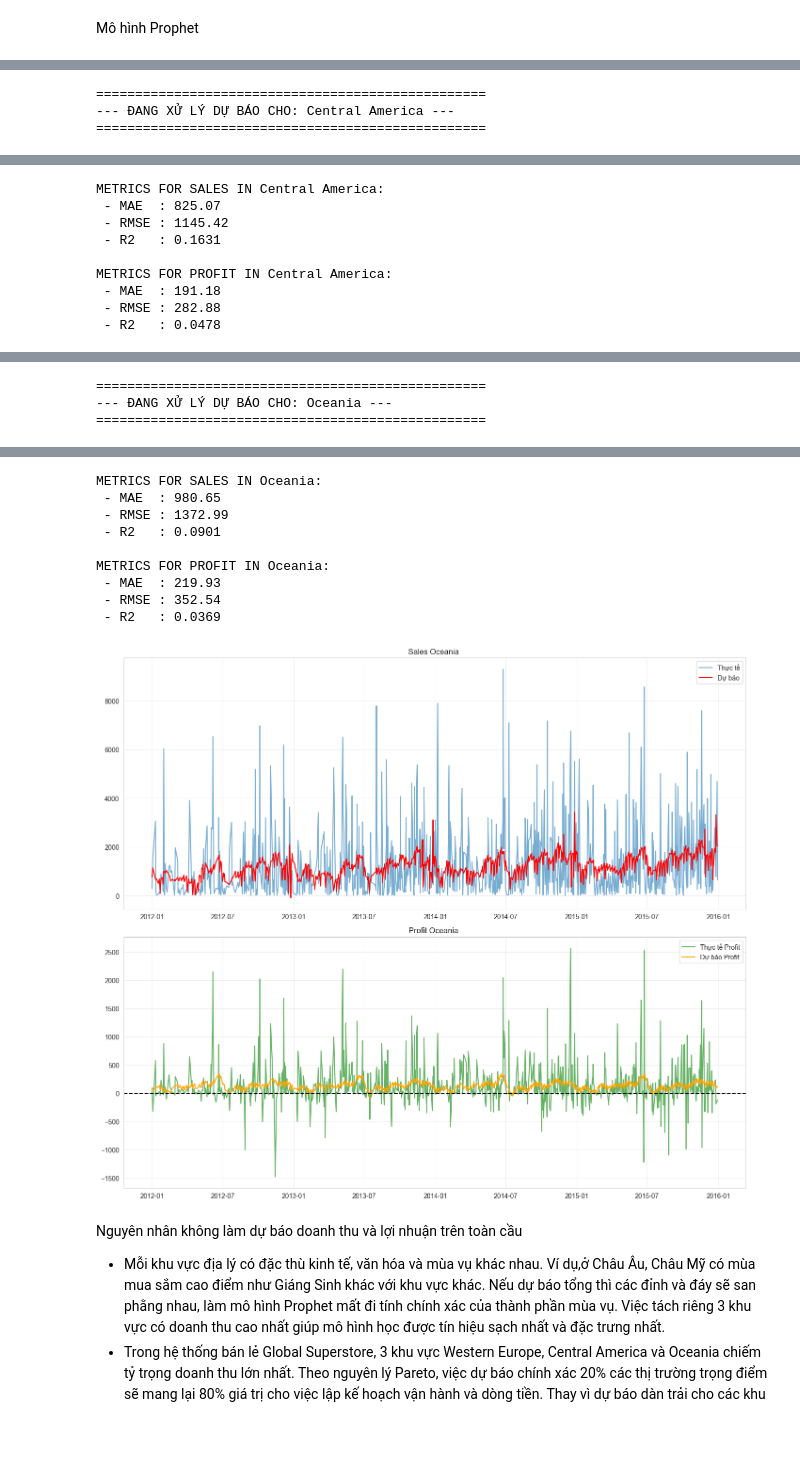
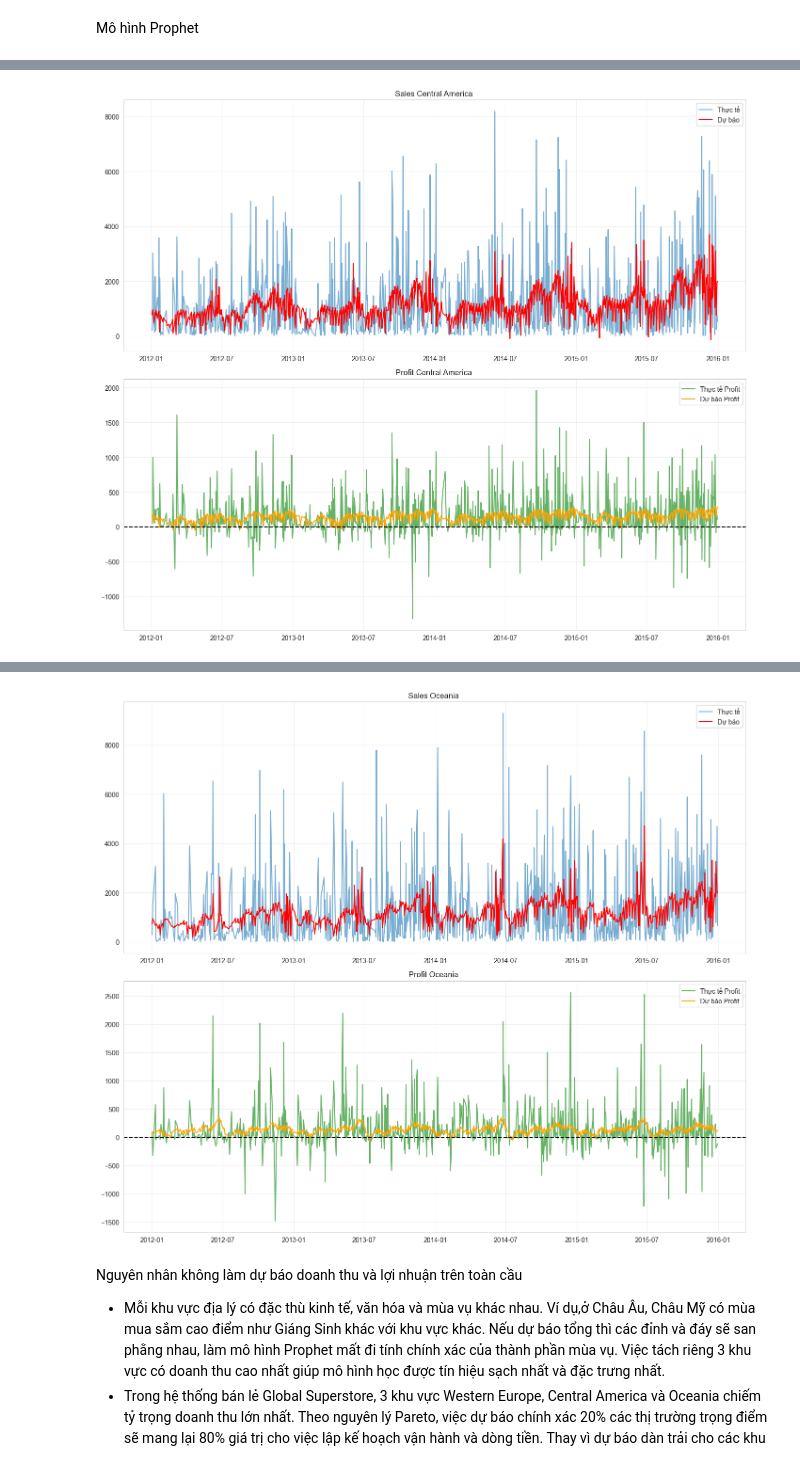
Before and after one commit to TranggVu/TranggVu_GlobalSuperStore, a Jupyter notebook: Global_Superstore.ipynb, the cells around one changed output, grey strips where cells are left out. Drawn from its saved outputs; the diff is of its cells as text; code cells hidden in the pictures; blank space fills up the shorter version.

```diff
--- a/Global_Superstore.ipynb
+++ b/Global_Superstore.ipynb
@@ -576,6 +576,11 @@ Mô hình Prophet
 # %%
 logging.getLogger("cmdstanpy").setLevel(logging.WARNING)
 # ==================== ĐỊNH NGHĨA NGÀY LỄ ====================
+mid_year_sale = pd.DataFrame({
+    'holiday': 'mid_year_sale',
+    'ds': pd.to_datetime(['2012-06-15', '2013-06-15', '2014-06-15', '2015-06-15']),
+    'lower_window': -10, 'upper_window': 10,
+})
 black_friday = pd.DataFrame({
     'holiday': 'black_friday',
     'ds': pd.to_datetime(['2012-11-23', '2013-11-29', '2014-11-28', '2015-11-27']),
@@ -585,10 +590,11 @@ black_friday = pd.DataFrame({
 christmas_newyear = pd.DataFrame({
     'holiday': 'christmas_newyear',
     'ds': pd.to_datetime(['2012-12-25', '2013-12-25', '2014-12-25', '2015-12-25']),
-    'lower_window': -7,
+    'lower_window': -15,
     'upper_window': 2,
 })
-holidays_df = pd.concat([black_friday, christmas_newyear])
+# Gộp tất cả các ngày lễ thành danh sách tổng hợp
+holidays_df = pd.concat([black_friday, christmas_newyear, mid_year_sale])
 # ==================== DỰ BÁO VÀ ĐÁNH GIÁ ====================
 top_regions = ['Western Europe', 'Central America', 'Oceania']
 
@@ -601,13 +607,16 @@ for region in top_regions:
     # --- 1. XỬ LÝ SALES ---
     daily_sales = df_region.groupby('Order Date')['Sales'].sum().reset_index()
     daily_sales.columns = ['ds', 'y']
+    # Khởi tạo và huấn luyện mô hình
     model_sales = Prophet(
         holidays=holidays_df,
-        yearly_seasonality=True,
-        weekly_seasonality=True,
-        changepoint_prior_scale=0.05
+        yearly_seasonality=True, # Tìm quy luật theo năm
+        weekly_seasonality=True, # Tìm quy luật theo mùa
+        seasonality_mode='multiplicative',
+        changepoint_prior_scale=0.1
     )
     model_sales.fit(daily_sales)
+    # Dự báo tương tai
     future_sales = model_sales.make_future_dataframe(periods=365)
     forecast_sales = model_sales.predict(future_sales)
     # --- 2. XỬ LÝ PROFIT ---
@@ -619,7 +628,9 @@ for region in top_regions:
     forecast_profit = model_profit.predict(future_profit)
     # ==================== ĐÁNH GIÁ CHI TIẾT ====================
     # --- Đánh giá Sales ---
+    # Trộn dữ liệu thực tế và dữ liệu dự báo lại với nhau để so sánh
     perf_sales = pd.merge(daily_sales[['ds', 'y']], forecast_sales[['ds', 'yhat']], on='ds')
+    # Tính các chỉ số sai số
     mae_s = mean_absolute_error(perf_sales['y'], perf_sales['yhat'])
     rmse_s = np.sqrt(mean_squared_error(perf_sales['y'], perf_sales['yhat']))
     r2_s = r2_score(perf_sales['y'], perf_sales['yhat'])
@@ -628,7 +639,9 @@ for region in top_regions:
     print(f" - RMSE : {rmse_s:.2f}")
     print(f" - R2   : {r2_s:.4f}")
     # --- Đánh giá Profit ---
+    # Trộn dữ liệu thực tế và dữ liệu dự báo lại với nhau để so sánh
     perf_profit = pd.merge(daily_profit[['ds', 'y']], forecast_profit[['ds', 'yhat']], on='ds')
+    # Tính các chỉ số sai số
     mae_p = mean_absolute_error(perf_profit['y'], perf_profit['yhat'])
     rmse_p = np.sqrt(mean_squared_error(perf_profit['y'], perf_profit['yhat']))
     r2_p = r2_score(perf_profit['y'], perf_profit['yhat'])
@@ -663,0 +695 @@ for region in top_regions:
+[figure, new version]
@@ -675,3 +707,0 @@ METRICS FOR PROFIT IN Western Europe:
-==================================================
---- ĐANG XỬ LÝ DỰ BÁO CHO: Central America ---
-==================================================
@@ -681,9 +707,0 @@ METRICS FOR PROFIT IN Western Europe:
-METRICS FOR SALES IN Central America:
- - MAE  : 825.07
- - RMSE : 1145.42
- - R2   : 0.1631
-
-METRICS FOR PROFIT IN Central America:
- - MAE  : 191.18
- - RMSE : 282.88
- - R2   : 0.0478
@@ -692,3 +707,0 @@ METRICS FOR PROFIT IN Central America:
-==================================================
---- ĐANG XỬ LÝ DỰ BÁO CHO: Oceania ---
-==================================================
@@ -698,13 +708,4 @@ METRICS FOR PROFIT IN Central America:
-METRICS FOR SALES IN Oceania:
- - MAE  : 980.65
- - RMSE : 1372.99
- - R2   : 0.0901
-
-METRICS FOR PROFIT IN Oceania:
- - MAE  : 219.93
- - RMSE : 352.54
- - R2   : 0.0369
-[figure, old version]
+[figure, new version]
 # %% [markdown]
 Nguyên nhân không làm dự báo doanh thu và lợi nhuận trên toàn cầu
  - Mỗi khu vực địa lý có đặc thù kinh tế, văn hóa và mùa vụ khác nhau. Ví dụ,ở Châu Âu, Châu Mỹ có mùa mua sắm cao điểm như Giáng Sinh khác với khu vực khác. Nếu dự báo tổng thì các đỉnh và đáy sẽ san phằng nhau, làm mô hình Prophet mất đi tính chính xác của thành phần mùa vụ. Việc tách riêng 3 khu vực có doanh thu cao nhất giúp mô hình học được tín hiệu sạch nhất và đặc trưng nhất.
```
Also changed, not shown: parts of 8 cells of this notebook.
